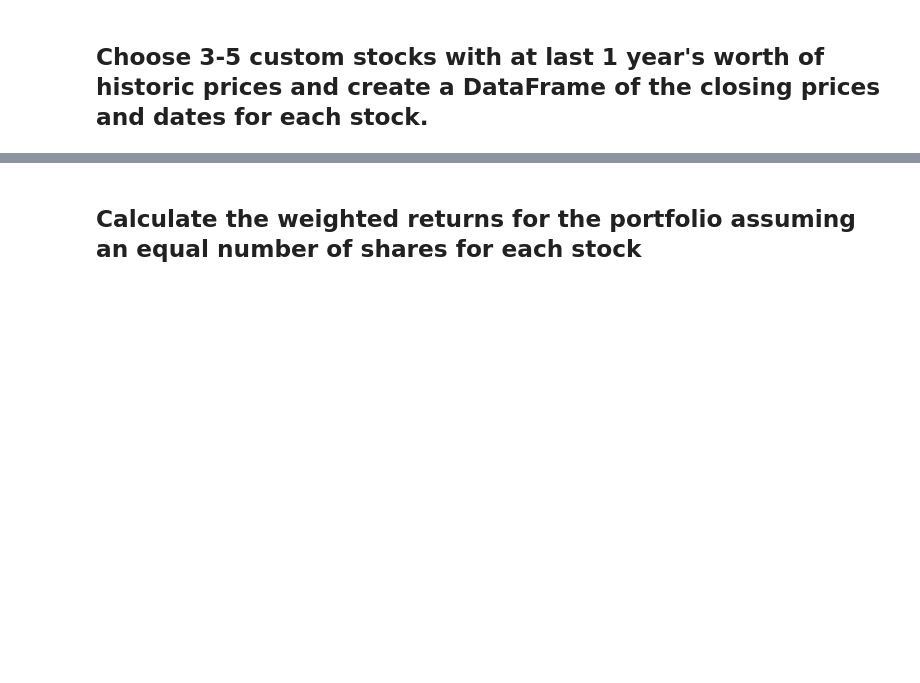
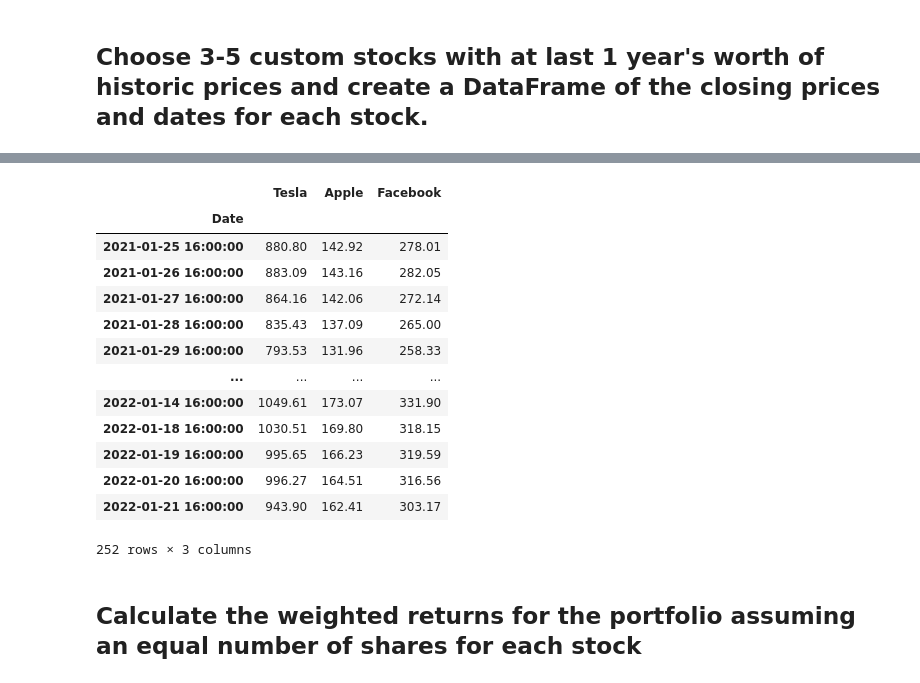
Before and after one commit to charbelnehme/pandas-homework, a Jupyter notebook: Porfolio_analysis.ipynb, the cells around one changed output, grey strips where cells are left out. Drawn from its saved outputs; the diff is of its cells as text; code cells hidden in the pictures; blank space fills up the shorter version.

Commit message:
Save portfolio analysis (incomplete) to repository

```diff
--- a/Porfolio_analysis.ipynb
+++ b/Porfolio_analysis.ipynb
@@ -660,0 +807,6 @@ In this section, you will build your own portfolio of stocks, calculate the retu
+# %%
+# Use the 'as_type' function to convert 'Date' from 'object' to 'datetime64'
+facebook['Date'] = facebook['Date'].astype('datetime64')
+
+# Use 'dtypes' attribute to ensure conversion processed correctly
+facebook.dtypes
@@ -660,0 +817,4 @@ In this section, you will build your own portfolio of stocks, calculate the retu
+# %%
+# Set date as the index
+facebook.set_index(facebook['Date'], inplace=True)
+facebook.head()
@@ -660,0 +829,4 @@ In this section, you will build your own portfolio of stocks, calculate the retu
+# %%
+# Drop the extra 'Date' column
+facebook.drop(columns=['Date'], inplace=True)
+facebook.head()
@@ -660,0 +841,4 @@ In this section, you will build your own portfolio of stocks, calculate the retu
+# %%
+# Rename `Close` Column to be specific to the 'Facebook' portfolio
+facebook = facebook.rename(columns = {'Close':'Facebook'})
+facebook.head()
@@ -661,2 +853,19 @@ In this section, you will build your own portfolio of stocks, calculate the retu
 # %%
 # Combine all stocks in a single DataFrame
+my_analysis = pd.concat([tesla, apple, facebook], axis='columns', join='inner')
+my_analysis
+# %% [output]
+|  | Tesla | Apple | Facebook |
+| Date |  |  |  |
+| 2021-01-25 16:00:00 | 880.80 | 142.92 | 278.01 |
+| 2021-01-26 16:00:00 | 883.09 | 143.16 | 282.05 |
+| 2021-01-27 16:00:00 | 864.16 | 142.06 | 272.14 |
+| 2021-01-28 16:00:00 | 835.43 | 137.09 | 265.00 |
+| 2021-01-29 16:00:00 | 793.53 | 131.96 | 258.33 |
+| ... | ... | ... | ... |
+| 2022-01-14 16:00:00 | 1049.61 | 173.07 | 331.90 |
+| 2022-01-18 16:00:00 | 1030.51 | 169.80 | 318.15 |
+| 2022-01-19 16:00:00 | 995.65 | 166.23 | 319.59 |
+| 2022-01-20 16:00:00 | 996.27 | 164.51 | 316.56 |
+| 2022-01-21 16:00:00 | 943.90 | 162.41 | 303.17 |
+252 rows × 3 columns
```
Also changed, not shown: parts of 23 cells of this notebook.
